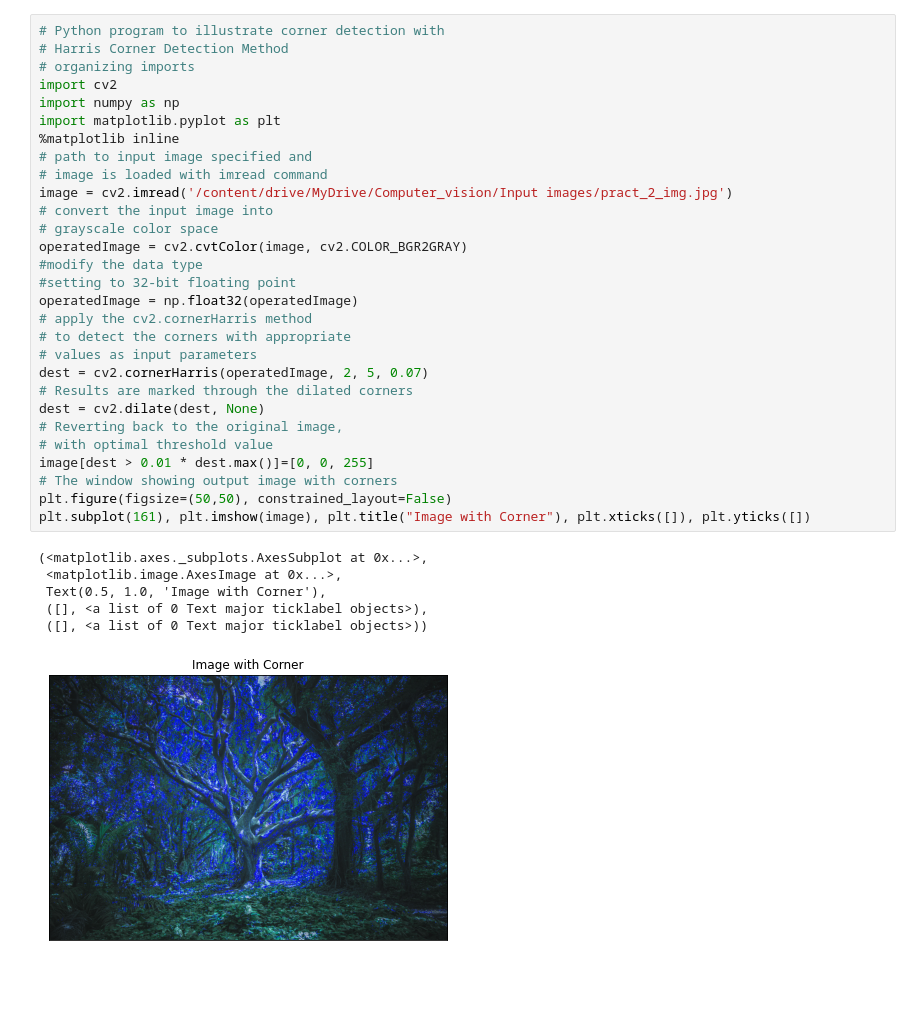
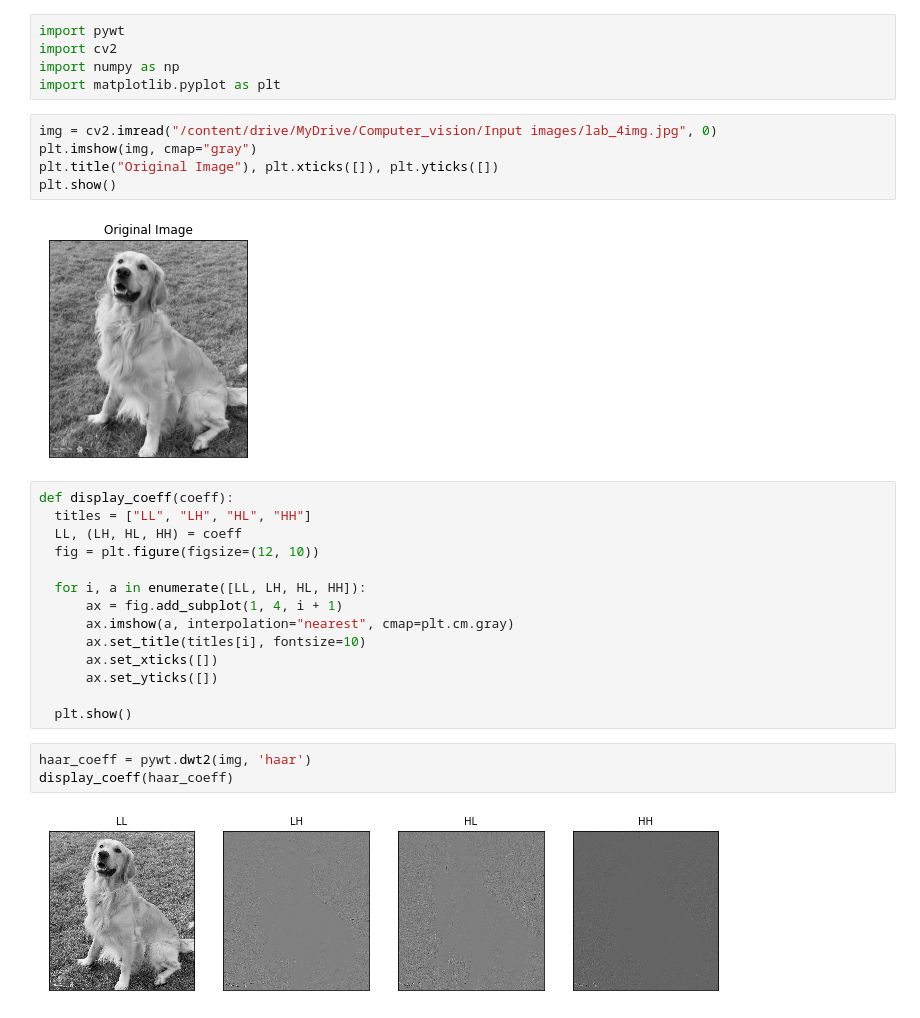
Before and after one commit to SunnyDahitJ/Computer_Vision, a Jupyter notebook: CV__practical_7.ipynb, the cells around one changed output. Saved outputs shown, nothing was run; the diff lists cells and outputs as text; blank space fills up the shorter version.

```diff
--- a/CV__practical_7.ipynb
+++ b/CV__practical_7.ipynb
@@ -50,36 +3,31 @@ plt.imshow(img),plt.show()
-# %%
-# Python program to illustrate corner detection with
-# Harris Corner Detection Method
-# organizing imports
-import cv2
-import numpy as np
-import matplotlib.pyplot as plt
-%matplotlib inline
-# path to input image specified and
-# image is loaded with imread command
-image = cv2.imread('/content/drive/MyDrive/Computer_vision/Input images/pract_2_img.jpg')
-# convert the input image into
-# grayscale color space
-operatedImage = cv2.cvtColor(image, cv2.COLOR_BGR2GRAY)
-#modify the data type
-#setting to 32-bit floating point
-operatedImage = np.float32(operatedImage)
-# apply the cv2.cornerHarris method
-# to detect the corners with appropriate
-# values as input parameters
-dest = cv2.cornerHarris(operatedImage, 2, 5, 0.07)
-# Results are marked through the dilated corners
-dest = cv2.dilate(dest, None)
-# Reverting back to the original image,
-# with optimal threshold value
-image[dest > 0.01 * dest.max()]=[0, 0, 255]
-# The window showing output image with corners
-plt.figure(figsize=(50,50), constrained_layout=False)
-plt.subplot(161), plt.imshow(image), plt.title("Image with Corner"), plt.xticks([]), plt.yticks([])
-# %% [output]
-(<matplotlib.axes._subplots.AxesSubplot at 0x...>,
- <matplotlib.image.AxesImage at 0x...>,
- Text(0.5, 1.0, 'Image with Corner'),
- ([], <a list of 0 Text major ticklabel objects>),
- ([], <a list of 0 Text major ticklabel objects>))
-[figure, removed]
+# %%
+import pywt
+import cv2
+import numpy as np
+import matplotlib.pyplot as plt
+# %%
+img = cv2.imread("/content/drive/MyDrive/Computer_vision/Input images/lab_4img.jpg", 0)
+plt.imshow(img, cmap="gray")
+plt.title("Original Image"), plt.xticks([]), plt.yticks([])
+plt.show()
+# %% [output]
+[figure, added]
+# %%
+def display_coeff(coeff):
+  titles = ["LL", "LH", "HL", "HH"]
+  LL, (LH, HL, HH) = coeff
+  fig = plt.figure(figsize=(12, 10))
+
+  for i, a in enumerate([LL, LH, HL, HH]):
+      ax = fig.add_subplot(1, 4, i + 1)
+      ax.imshow(a, interpolation="nearest", cmap=plt.cm.gray)
+      ax.set_title(titles[i], fontsize=10)
+      ax.set_xticks([])
+      ax.set_yticks([])
+
+  plt.show()
+# %%
+haar_coeff = pywt.dwt2(img, 'haar')
+display_coeff(haar_coeff)
+# %% [output]
+[figure, added]
```
Also changed, not shown: parts of 5 cells of this notebook.
